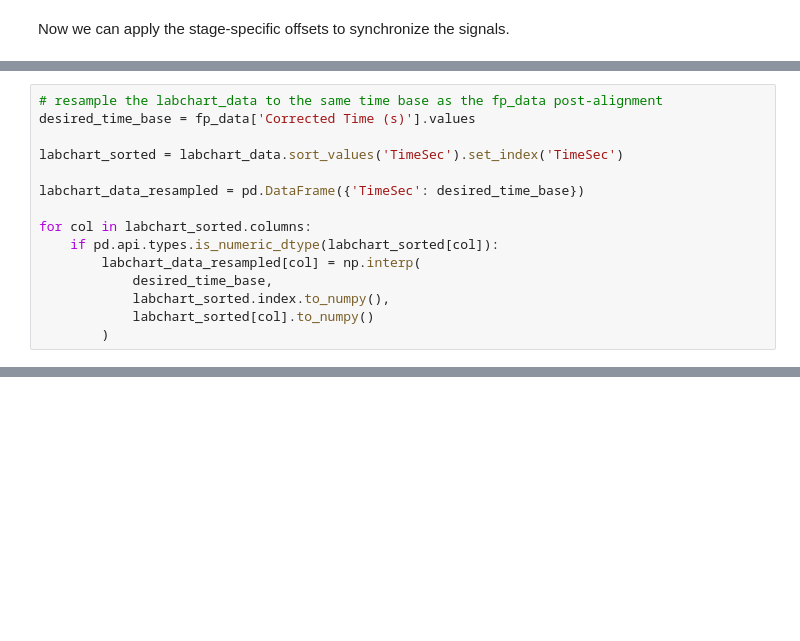
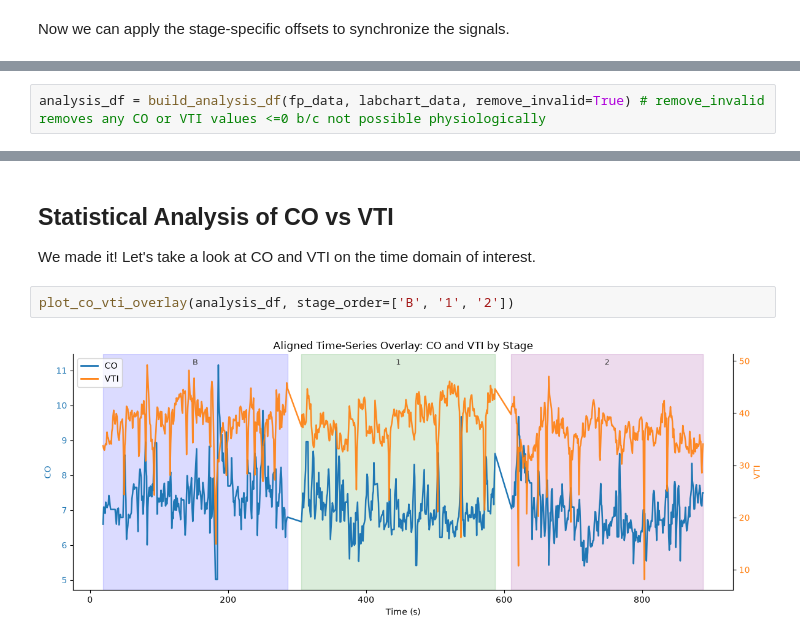
Before and after one commit to caryn-geady/flo-sync, a Jupyter notebook: notebooks/technical.ipynb, the cells around one changed output, grey strips where cells are left out. Cells and saved outputs as stored; diff of their text form; blank space fills up the shorter version.

```diff
--- a/notebooks/technical.ipynb
+++ b/notebooks/technical.ipynb
@@ -99,15 +101,2 @@ Now we can approximate the labchart_data at the exact sampling times for fp_data
 # %%
-# resample the labchart_data to the same time base as the fp_data post-alignment
-desired_time_base = fp_data['Corrected Time (s)'].values
-
-labchart_sorted = labchart_data.sort_values('TimeSec').set_index('TimeSec')
-
-labchart_data_resampled = pd.DataFrame({'TimeSec': desired_time_base})
-
-for col in labchart_sorted.columns:
-    if pd.api.types.is_numeric_dtype(labchart_sorted[col]):
-        labchart_data_resampled[col] = np.interp(
-            desired_time_base,
-            labchart_sorted.index.to_numpy(),
-            labchart_sorted[col].to_numpy()
-        )
+analysis_df = build_analysis_df(fp_data, labchart_data, remove_invalid=True) # remove_invalid removes any CO or VTI values <=0 b/c not possible physiologically
@@ -215,0 +103,8 @@ merged_data.columns
+# %% [markdown]
+## Statistical Analysis of CO vs VTI
+
+We made it! Let's take a look at CO and VTI on the time domain of interest.
+# %%
+plot_co_vti_overlay(analysis_df, stage_order=['B', '1', '2'])
+# %% [output]
+[figure, added]
```
Also changed, not shown: parts of 12 cells of this notebook.
